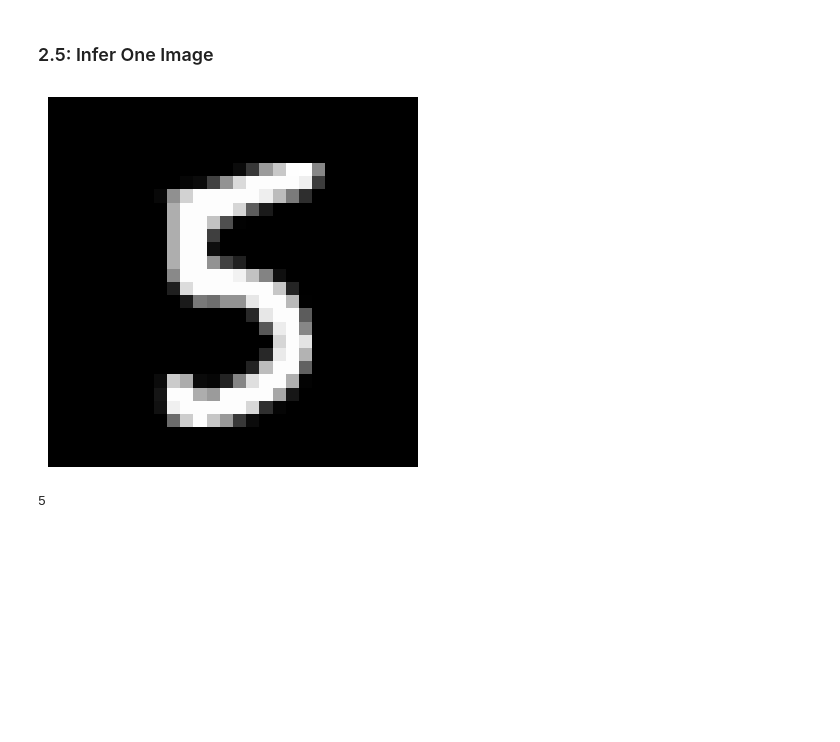
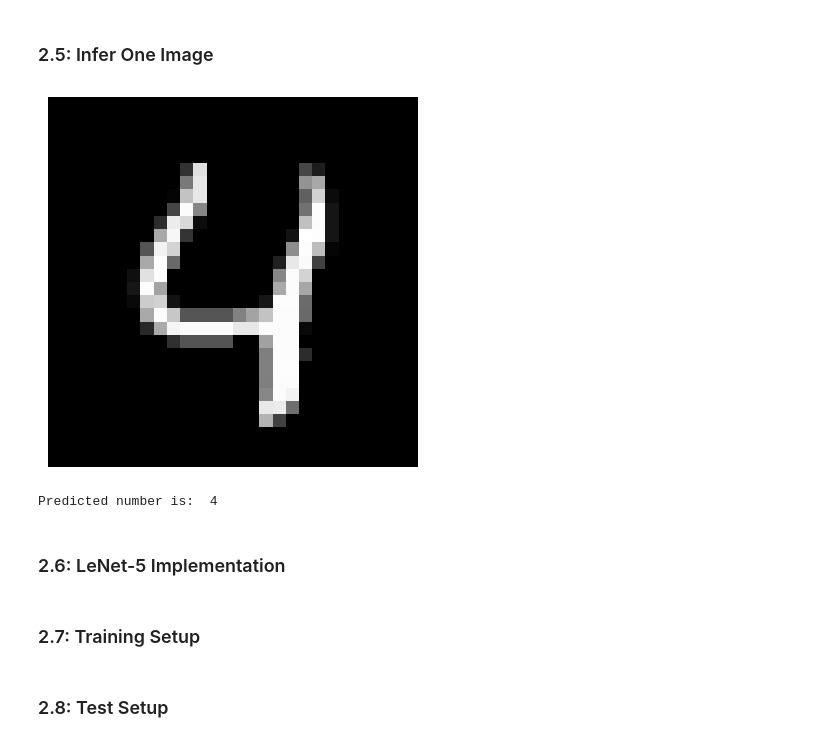
Before and after one commit to Bardiarms/Image-Classification-with-MLP-ResNet18-ReNet-5, a Jupyter notebook: mnist.ipynb, the cells around one changed output. Cells and saved outputs as stored; diff of their text form; code cells hidden in the pictures; blank space fills up the shorter version.

```diff
--- a/mnist.ipynb
+++ b/mnist.ipynb
@@ -221,19 +221,23 @@ def infer_one(model, image, device="cpu"):
         logits = model(x)
         pred = logits.argmax(dim=1).item()
     return pred
+# %%
+test_iterator = iter(test_loader)
 # %%
-images, labels = next(iter(train_loader))
-img_tensor = images[0]
+images, labels = next(test_iterator)
+img_tensor_mlp = images[0]
 
-img_data = img_tensor.squeeze().numpy()
+img_data = img_tensor_mlp.squeeze().numpy()
 cmap_val = "gray"
 
 plt.imshow(img_data, cmap=cmap_val)
 plt.axis("off")
 plt.show()
 # %% [output]
-[figure, old version]
+[figure, new version]
 # %%
-infer_one(mlp_model, img_tensor)
+print("Predicted number is: ", infer_one(mlp_model, img_tensor_mlp))
 # %% [output]
-5
+Predicted number is:  4
+# %% [markdown]
+### 2.6: LeNet-5 Implementation
@@ -239,0 +274,2 @@ infer_one(mlp_model, img_tensor)
+# %% [markdown]
+### 2.7: Training Setup
@@ -239,0 +310,2 @@ infer_one(mlp_model, img_tensor)
+# %% [markdown]
+### 2.8: Test Setup
```
Also changed, not shown: parts of 28 cells of this notebook.
